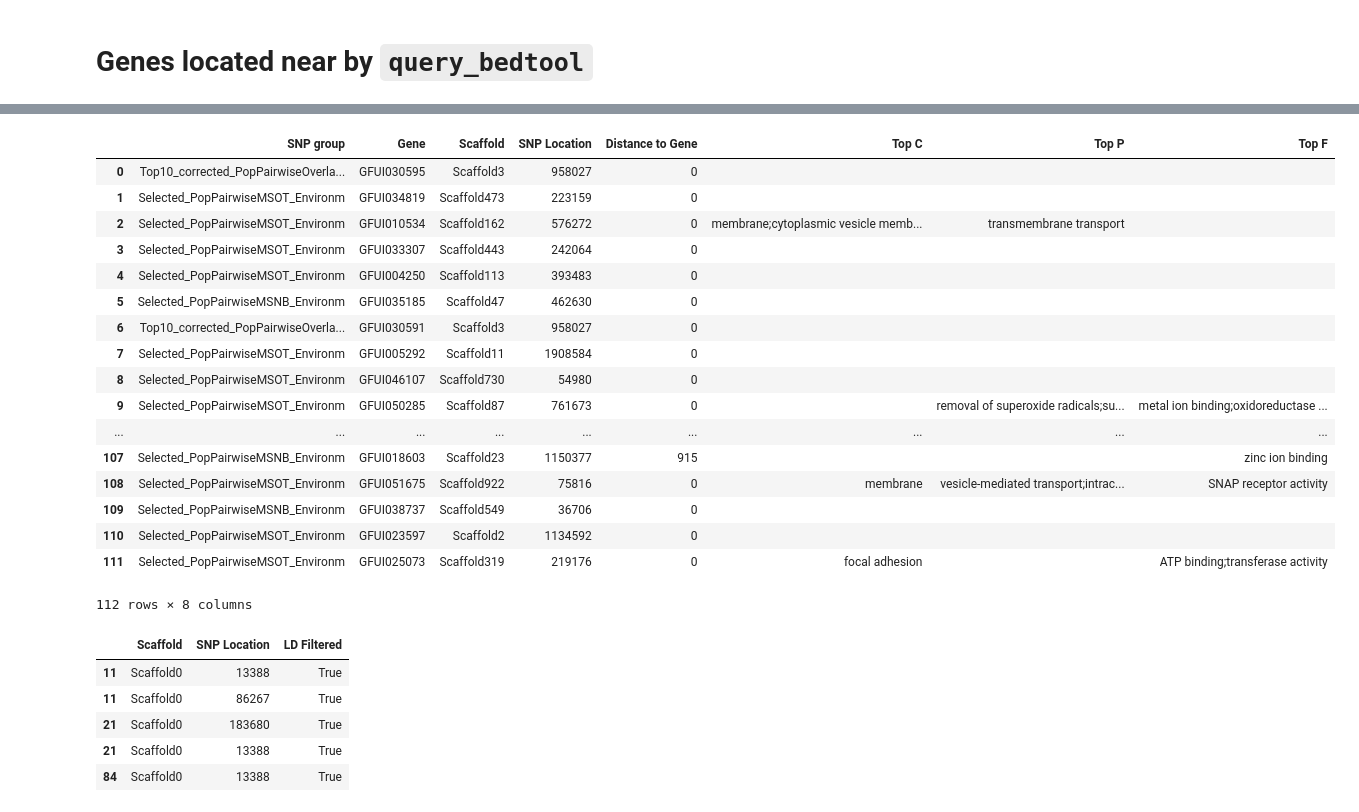
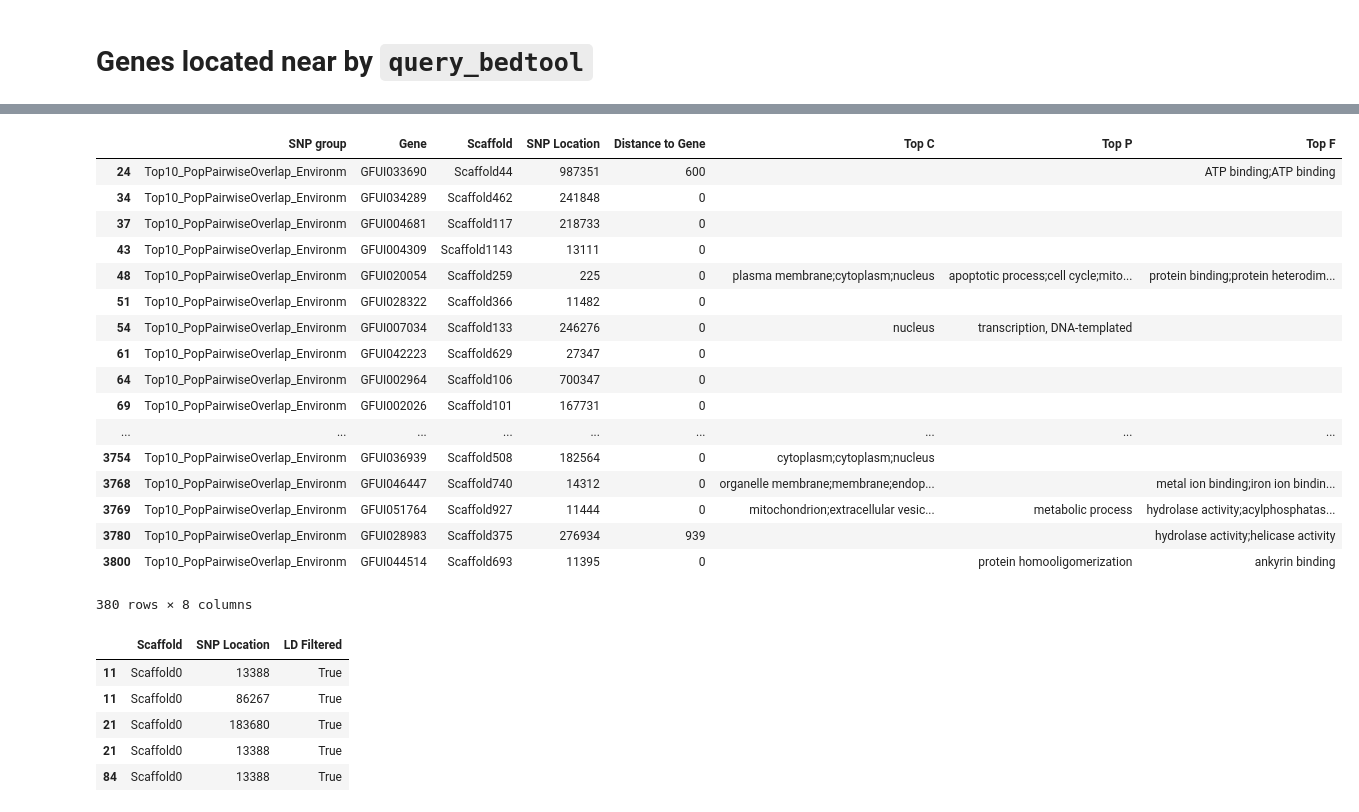
Before and after one commit to xguse/ipy_notebooks, a Jupyter notebook: YALE/ddrad58/2015-07-24__report_to_andrea_about_ddrad58.ipynb, the cells around one changed output, grey strips where cells are left out. Saved outputs shown, nothing was run; the diff lists cells and outputs as text; code cells hidden in the pictures.

```diff
--- a/YALE/ddrad58/2015-07-24__report_to_andrea_about_ddrad58.ipynb
+++ b/YALE/ddrad58/2015-07-24__report_to_andrea_about_ddrad58.ipynb
@@ -49,9 +49,20 @@ fanno = "/home/gus/remote_mounts/louise/data/genomes/glossina_fuscipes/annotatio
 btools_gene_models_gff3 = "/home/gus/remote_mounts/louise/data/genomes/glossina_fuscipes/annotations/Glossina-fuscipes-IAEA_BASEFEATURES_GfusI1.1.gff3"
 
 ## Input BEDs etc if using files
+Top10_InfectionOverall_path = "/home/gus/Documents/YalePostDoc/project_stuff/g_f_fucipes_uganda/ddrad58/data_from_andrea/2015-02-26_bayescan_tables/Top10_InfectionOverall.bed"
 Selected_PopPairwiseMSOT_Environm_path = "/home/gus/Documents/YalePostDoc/project_stuff/g_f_fucipes_uganda/ddrad58/data_from_andrea/2015-03-17_env_selection/Selected_PopPairwiseMSOT_Environm.bed"
 Selected_PopPairwiseMSNB_Environm_path = "/home/gus/Documents/YalePostDoc/project_stuff/g_f_fucipes_uganda/ddrad58/data_from_andrea/2015-03-17_env_selection/Selected_PopPairwiseMSNB_Environm.bed"
 Top10_corrected_PopPairwiseOverlap_Infection2015_path = "/home/gus/Documents/YalePostDoc/project_stuff/g_f_fucipes_uganda/ddrad58/data_from_andrea/2015-07-23_overlap_infection/Top10_corrected_PopPairwiseOverlap_Infection2015.bed"
+Top10_PopPairwiseOverlap_Environm_path= "/home/gus/Documents/YalePostDoc/project_stuff/g_f_fucipes_uganda/ddrad58/data_from_andrea/2015-02-26_bayescan_tables/Top10_PopPairwiseOverlap_Environm.bed"
+# %%
+# manual definition of bed data:
+
+pcadapt_outliers_str = """Scaffold150	13772	13773
+Scaffold150	13771	13772
+Scaffold250	396213	396214
+Scaffold144	565216	565217
+Scaffold207	475991	475992
+Scaffold368	310506	310507"""
 # %%
 # load LD analysis results
 figs = ldfigs.Figures(out_dir=ld_dir, formats='png')
@@ -75,9 +86,14 @@ ld = ld_tables.ld
 del(ld_tables)
 # %%
 # load BED files
+Top10_InfectionOverall = pbt.BedTool(Top10_InfectionOverall_path)
 Selected_PopPairwiseMSOT_Environm = pbt.BedTool(Selected_PopPairwiseMSOT_Environm_path)
 Selected_PopPairwiseMSNB_Environm = pbt.BedTool(Selected_PopPairwiseMSNB_Environm_path)
 Top10_corrected_PopPairwiseOverlap_Infection2015 = pbt.BedTool(Top10_corrected_PopPairwiseOverlap_Infection2015_path)
+Top10_PopPairwiseOverlap_Environm = pbt.BedTool(Top10_PopPairwiseOverlap_Environm_path)
+
+# load BED strings
+pcadapt_outliers = pbt.BedTool(pcadapt_outliers_str,from_string=True)
 # %%
 # load gene models into pybedtools object and filter for only gene features
 btools_gene_models_pbt = pbt.BedTool(btools_gene_models_gff3)
@@ -264,6 +280,9 @@ def concat_dfs(dfs):
 #  Genes located near by `query_bedtool`
 # %%
 NEARBY_GENES = {}
+NEARBY_GENES['Top10_InfectionOverall'] = genes_near_bed(query_bedtool=Top10_InfectionOverall, gene_bedtool=genes, annotations=argot2_200)
 NEARBY_GENES['Top10_corrected_PopPairwiseOverlap_Infection2015'] = genes_near_bed(query_bedtool=Top10_corrected_PopPairwiseOverlap_Infection2015, gene_bedtool=genes, annotations=argot2_200)
+NEARBY_GENES['Top10_PopPairwiseOverlap_Environm'] = genes_near_bed(query_bedtool=Top10_PopPairwiseOverlap_Environm, gene_bedtool=genes, annotations=argot2_200)
 NEARBY_GENES['Selected_PopPairwiseMSOT_Environm'] = genes_near_bed(query_bedtool=Selected_PopPairwiseMSOT_Environm, gene_bedtool=genes, annotations=argot2_200)
 NEARBY_GENES['Selected_PopPairwiseMSNB_Environm'] = genes_near_bed(query_bedtool=Selected_PopPairwiseMSNB_Environm, gene_bedtool=genes, annotations=argot2_200)
+NEARBY_GENES['pcadapt_outliers'] = genes_near_bed(query_bedtool=pcadapt_outliers, gene_bedtool=genes, annotations=argot2_200)
@@ -297,27 +305,27 @@ for name, value in NEARBY_GENES.items():
             NEARBY_GENES[name] = None
 # %%
 table1 = make_table_selected_snps_vs_LD_filter(NEARBY_GENES)
-# %%
-table1
-# %% [output]
-|  | SNP group | Gene | Scaffold | SNP Location | Distance to Gene | Top C | Top P | Top F |
-| 0 | Top10_corrected_PopPairwiseOverla... | GFUI030595 | Scaffold3 | 958027 | 0 |  |  |  |
-| 1 | Selected_PopPairwiseMSOT_Environm | GFUI034819 | Scaffold473 | 223159 | 0 |  |  |  |
-| 2 | Selected_PopPairwiseMSOT_Environm | GFUI010534 | Scaffold162 | 576272 | 0 | membrane;cytoplasmic vesicle memb... | transmembrane transport |  |
-| 3 | Selected_PopPairwiseMSOT_Environm | GFUI033307 | Scaffold443 | 242064 | 0 |  |  |  |
-| 4 | Selected_PopPairwiseMSOT_Environm | GFUI004250 | Scaffold113 | 393483 | 0 |  |  |  |
-| 5 | Selected_PopPairwiseMSNB_Environm | GFUI035185 | Scaffold47 | 462630 | 0 |  |  |  |
-| 6 | Top10_corrected_PopPairwiseOverla... | GFUI030591 | Scaffold3 | 958027 | 0 |  |  |  |
-| 7 | Selected_PopPairwiseMSOT_Environm | GFUI005292 | Scaffold11 | 1908584 | 0 |  |  |  |
-| 8 | Selected_PopPairwiseMSOT_Environm | GFUI046107 | Scaffold730 | 54980 | 0 |  |  |  |
-| 9 | Selected_PopPairwiseMSOT_Environm | GFUI050285 | Scaffold87 | 761673 | 0 |  | removal of superoxide radicals;su... | metal ion binding;oxidoreductase ... |
-| ... | ... | ... | ... | ... | ... | ... | ... | ... |
-| 107 | Selected_PopPairwiseMSNB_Environm | GFUI018603 | Scaffold23 | 1150377 | 915 |  |  | zinc ion binding |
-| 108 | Selected_PopPairwiseMSOT_Environm | GFUI051675 | Scaffold922 | 75816 | 0 | membrane | vesicle-mediated transport;intrac... | SNAP receptor activity |
-| 109 | Selected_PopPairwiseMSNB_Environm | GFUI038737 | Scaffold549 | 36706 | 0 |  |  |  |
-| 110 | Selected_PopPairwiseMSOT_Environm | GFUI023597 | Scaffold2 | 1134592 | 0 |  |  |  |
-| 111 | Selected_PopPairwiseMSOT_Environm | GFUI025073 | Scaffold319 | 219176 | 0 | focal adhesion |  | ATP binding;transferase activity |
-112 rows × 8 columns
+# %%
+table1[table1["SNP group"] == "Top10_PopPairwiseOverlap_Environm"]
+# %% [output]
+|  | SNP group | Gene | Scaffold | SNP Location | Distance to Gene | Top C | Top P | Top F |
+| 24 | Top10_PopPairwiseOverlap_Environm | GFUI033690 | Scaffold44 | 987351 | 600 |  |  | ATP binding;ATP binding |
+| 34 | Top10_PopPairwiseOverlap_Environm | GFUI034289 | Scaffold462 | 241848 | 0 |  |  |  |
+| 37 | Top10_PopPairwiseOverlap_Environm | GFUI004681 | Scaffold117 | 218733 | 0 |  |  |  |
+| 43 | Top10_PopPairwiseOverlap_Environm | GFUI004309 | Scaffold1143 | 13111 | 0 |  |  |  |
+| 48 | Top10_PopPairwiseOverlap_Environm | GFUI020054 | Scaffold259 | 225 | 0 | plasma membrane;cytoplasm;nucleus | apoptotic process;cell cycle;mito... | protein binding;protein heterodim... |
+| 51 | Top10_PopPairwiseOverlap_Environm | GFUI028322 | Scaffold366 | 11482 | 0 |  |  |  |
+| 54 | Top10_PopPairwiseOverlap_Environm | GFUI007034 | Scaffold133 | 246276 | 0 | nucleus | transcription, DNA-templated |  |
+| 61 | Top10_PopPairwiseOverlap_Environm | GFUI042223 | Scaffold629 | 27347 | 0 |  |  |  |
+| 64 | Top10_PopPairwiseOverlap_Environm | GFUI002964 | Scaffold106 | 700347 | 0 |  |  |  |
+| 69 | Top10_PopPairwiseOverlap_Environm | GFUI002026 | Scaffold101 | 167731 | 0 |  |  |  |
+| ... | ... | ... | ... | ... | ... | ... | ... | ... |
+| 3754 | Top10_PopPairwiseOverlap_Environm | GFUI036939 | Scaffold508 | 182564 | 0 | cytoplasm;cytoplasm;nucleus |  |  |
+| 3768 | Top10_PopPairwiseOverlap_Environm | GFUI046447 | Scaffold740 | 14312 | 0 | organelle membrane;membrane;endop... |  | metal ion binding;iron ion bindin... |
+| 3769 | Top10_PopPairwiseOverlap_Environm | GFUI051764 | Scaffold927 | 11444 | 0 | mitochondrion;extracellular vesic... | metabolic process | hydrolase activity;acylphosphatas... |
+| 3780 | Top10_PopPairwiseOverlap_Environm | GFUI028983 | Scaffold375 | 276934 | 939 |  |  | hydrolase activity;helicase activity |
+| 3800 | Top10_PopPairwiseOverlap_Environm | GFUI044514 | Scaffold693 | 11395 | 0 |  | protein homooligomerization | ankyrin binding |
+380 rows × 8 columns
 # %%
 # convert LD filtered SNP-pairs into table of single seq:location data
 
```
Also changed, not shown: parts of 21 cells of this notebook, 4 other files.
